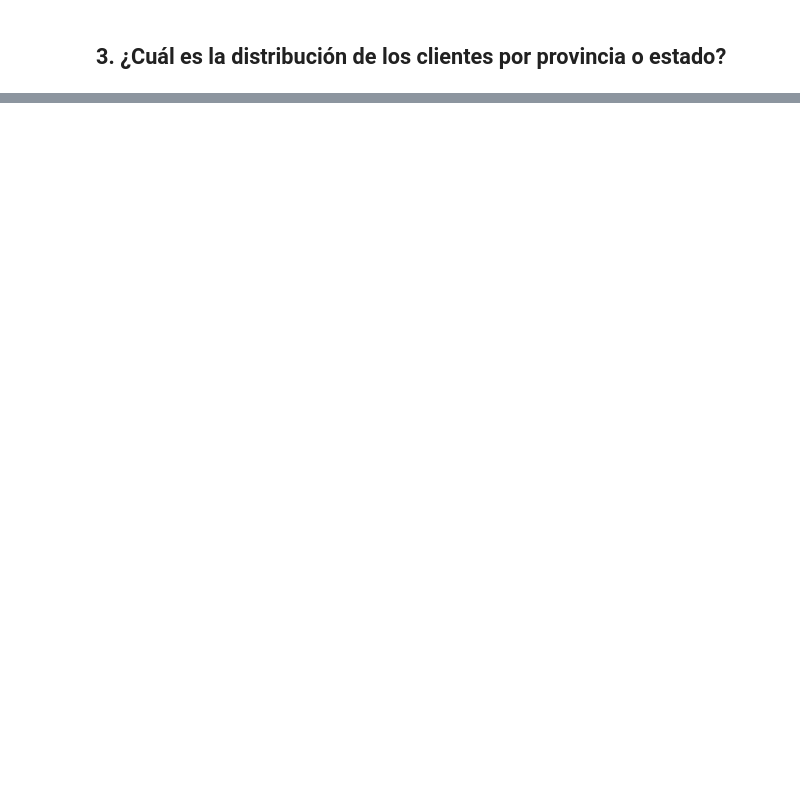
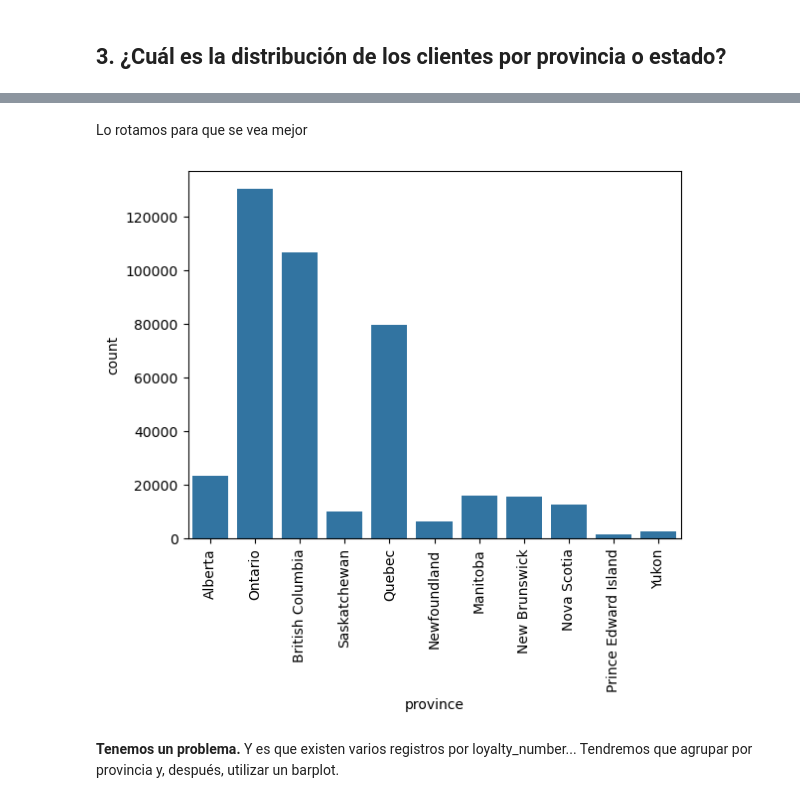
Before and after one commit to Adalab/bda-modulo-3-evaluacion-final-aarcidiac2, a Jupyter notebook: modulo-3-evaluacion-final.ipynb, the cells around one changed output, grey strips where cells are left out. Drawn from its saved outputs; the diff is of its cells as text; code cells hidden in the pictures; blank space fills up the shorter version.

```diff
--- a/modulo-3-evaluacion-final.ipynb
+++ b/modulo-3-evaluacion-final.ipynb
@@ -484,0 +494,10 @@ Parece que sí que existe una clara relación entre la distancia y los puntos ac
+# %% [markdown]
+Lo rotamos para que se vea mejor
+# %%
+sns.countplot(x='province', data=df_combinado)
+plt.xticks(rotation=90)
+plt.show()
+# %% [output]
+[figure, added]
+# %% [markdown]
+**Tenemos un problema.** Y es que existen varios registros por loyalty_number... Tendremos que agrupar por provincia y, después, utilizar un barplot.
```
Also changed, not shown: parts of 27 cells of this notebook, 1 other file.
